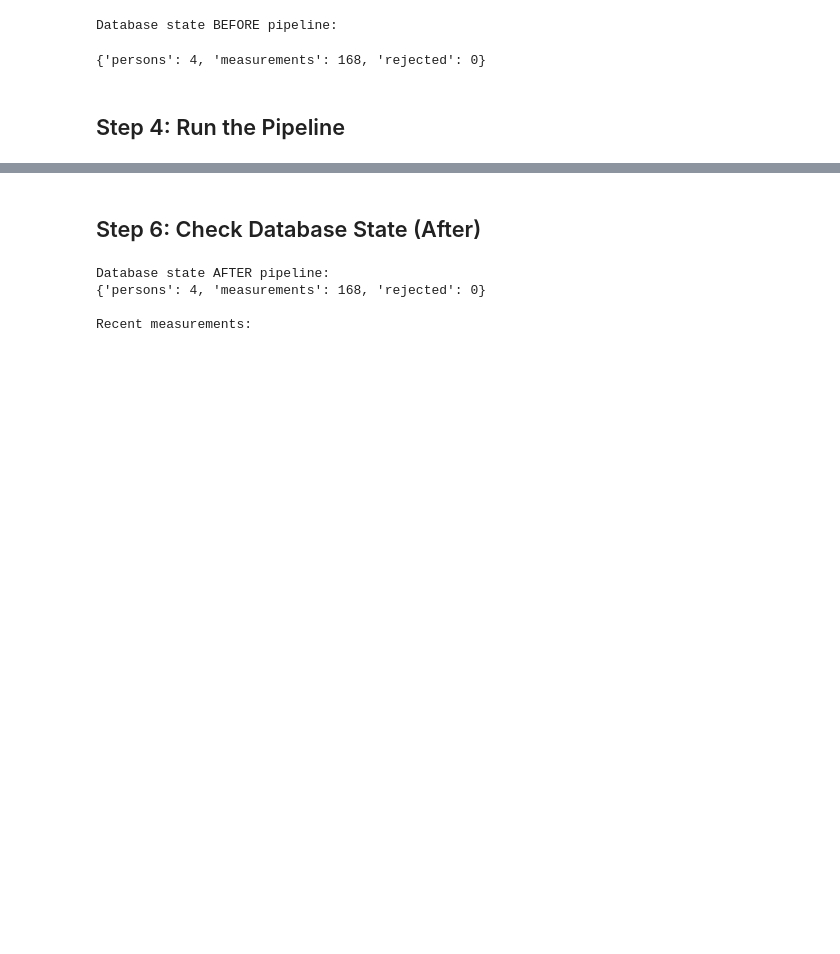
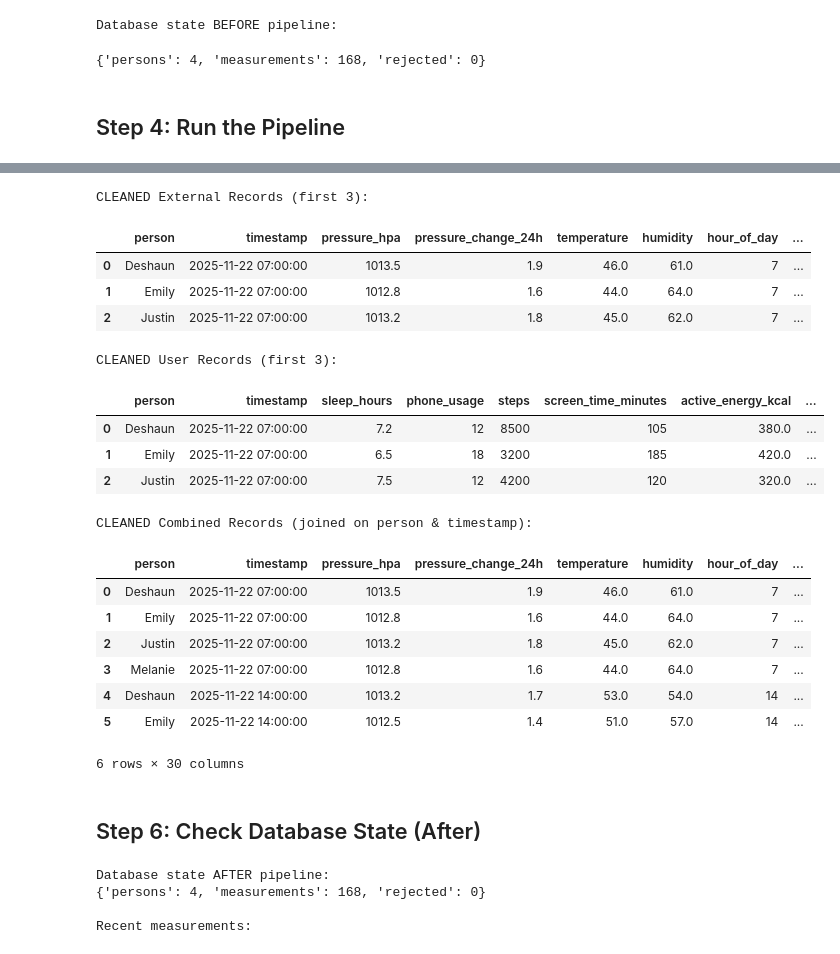
Before and after one commit to JustinDuvivier/cognitive-performance-analyzer, a Jupyter notebook: notebooks/demo_pipeline.ipynb, the cells around one changed output, grey strips where cells are left out. Cells and saved outputs as stored; diff of their text form; code cells hidden in the pictures; blank space fills up the shorter version.

Commit message:
updated notebooks to show transformations explicitly

```diff
--- a/notebooks/demo_pipeline.ipynb
+++ b/notebooks/demo_pipeline.ipynb
@@ -198,3 +171,78 @@ CLEANED User Records (first 3):
+# %%
+from readers.csv_reader import read_all_external_data, read_all_user_data
+from cleaners.clean import clean_measurement_external, clean_measurement_user, prepare_for_insert
+
+# Read and clean all records
+ext_raw = read_all_external_data()
+user_raw = read_all_user_data()
+
+ext_cleaned = [prepare_for_insert(clean_measurement_external(r)) for r in ext_raw]
+user_cleaned = [prepare_for_insert(clean_measurement_user(r)) for r in user_raw]
+
+# Preview cleaned external records
+print("CLEANED External Records (first 3):")
+display(pd.DataFrame(ext_cleaned).head(3))
+
+# Preview cleaned user records
+print("\nCLEANED User Records (first 3):")
+display(pd.DataFrame(user_cleaned).head(3))
+
+# Build a person/timestamp key to show fully transformed rows
+def build_merge_key(df: pd.DataFrame) -> pd.Series:
+    person = df.get("person")
+    if person is not None:
+        return person
+    return df.get("person_id")
+
+ext_df = pd.DataFrame(ext_cleaned).copy()
+user_df = pd.DataFrame(user_cleaned).copy()
+
+ext_df["merge_person"] = build_merge_key(ext_df)
+user_df["merge_person"] = build_merge_key(user_df)
+
+combined_cleaned = ext_df.merge(
+    user_df,
+    on=["merge_person", "timestamp"],
+    how="inner",
+    suffixes=("_external", "_user"),
+)
+
+if "person_external" in combined_cleaned.columns:
+    combined_cleaned["person"] = combined_cleaned["person_external"]
+elif "person_user" in combined_cleaned.columns:
+    combined_cleaned["person"] = combined_cleaned["person_user"]
+
+combined_cleaned = combined_cleaned.drop(
+    columns=[col for col in ["merge_person", "person_external", "person_user"] if col in combined_cleaned]
+)
+
+
+preferred_order = ["person", "timestamp"]
+remaining_cols = [c for c in combined_cleaned.columns if c not in preferred_order]
+combined_cleaned = combined_cleaned[preferred_order + remaining_cols]
+
+print("\nCLEANED Combined Records (joined on person & timestamp):")
+display(combined_cleaned.head(6))
+# %% [output]
+CLEANED External Records (first 3):
+|  | person | timestamp | pressure_hpa | pressure_change_24h | temperature | humidity | hour_of_day | ... |
+| 0 | Deshaun | 2025-11-22 07:00:00 | 1013.5 | 1.9 | 46.0 | 61.0 | 7 | ... |
+| 1 | Emily | 2025-11-22 07:00:00 | 1012.8 | 1.6 | 44.0 | 64.0 | 7 | ... |
+| 2 | Justin | 2025-11-22 07:00:00 | 1013.2 | 1.8 | 45.0 | 62.0 | 7 | ... |
+CLEANED User Records (first 3):
+|  | person | timestamp | sleep_hours | phone_usage | steps | screen_time_minutes | active_energy_kcal | ... |
+| 0 | Deshaun | 2025-11-22 07:00:00 | 7.2 | 12 | 8500 | 105 | 380.0 | ... |
+| 1 | Emily | 2025-11-22 07:00:00 | 6.5 | 18 | 3200 | 185 | 420.0 | ... |
+| 2 | Justin | 2025-11-22 07:00:00 | 7.5 | 12 | 4200 | 120 | 320.0 | ... |
+CLEANED Combined Records (joined on person & timestamp):
+|  | person | timestamp | pressure_hpa | pressure_change_24h | temperature | humidity | hour_of_day | ... |
+| 0 | Deshaun | 2025-11-22 07:00:00 | 1013.5 | 1.9 | 46.0 | 61.0 | 7 | ... |
+| 1 | Emily | 2025-11-22 07:00:00 | 1012.8 | 1.6 | 44.0 | 64.0 | 7 | ... |
+| 2 | Justin | 2025-11-22 07:00:00 | 1013.2 | 1.8 | 45.0 | 62.0 | 7 | ... |
+| 3 | Melanie | 2025-11-22 07:00:00 | 1012.8 | 1.6 | 44.0 | 64.0 | 7 | ... |
+| 4 | Deshaun | 2025-11-22 14:00:00 | 1013.2 | 1.7 | 53.0 | 54.0 | 14 | ... |
+| 5 | Emily | 2025-11-22 14:00:00 | 1012.5 | 1.4 | 51.0 | 57.0 | 14 | ... |
+6 rows × 30 columns
 # %% [markdown]
 ## Step 6: Check Database State (After)
 # %%
```
Also changed, not shown: parts of 5 cells of this notebook, 2 other files.
